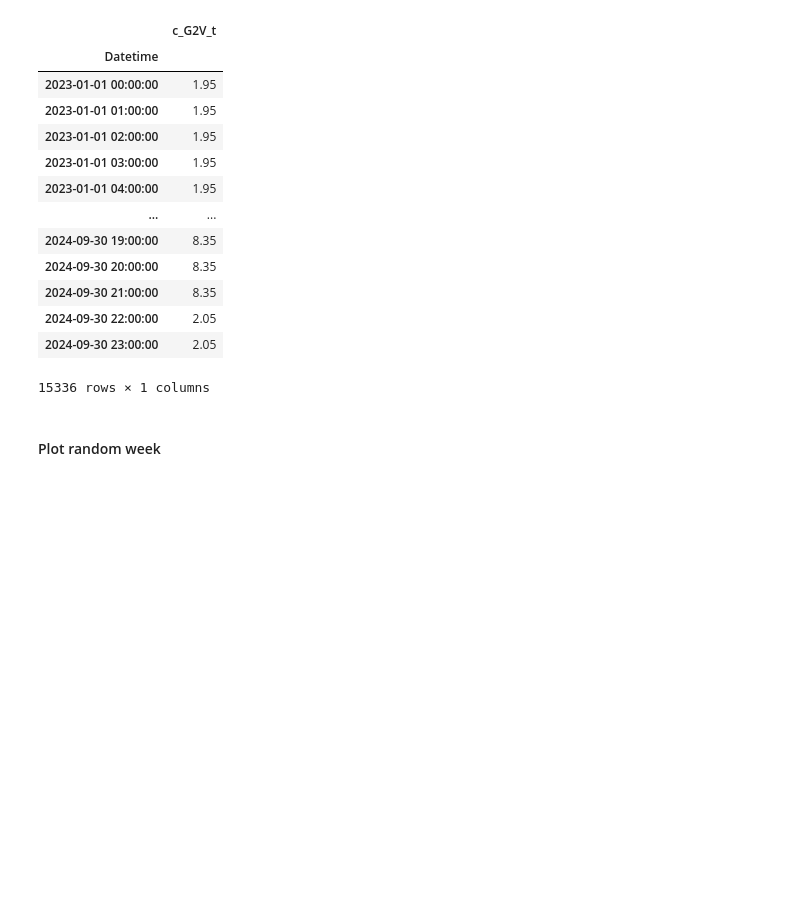
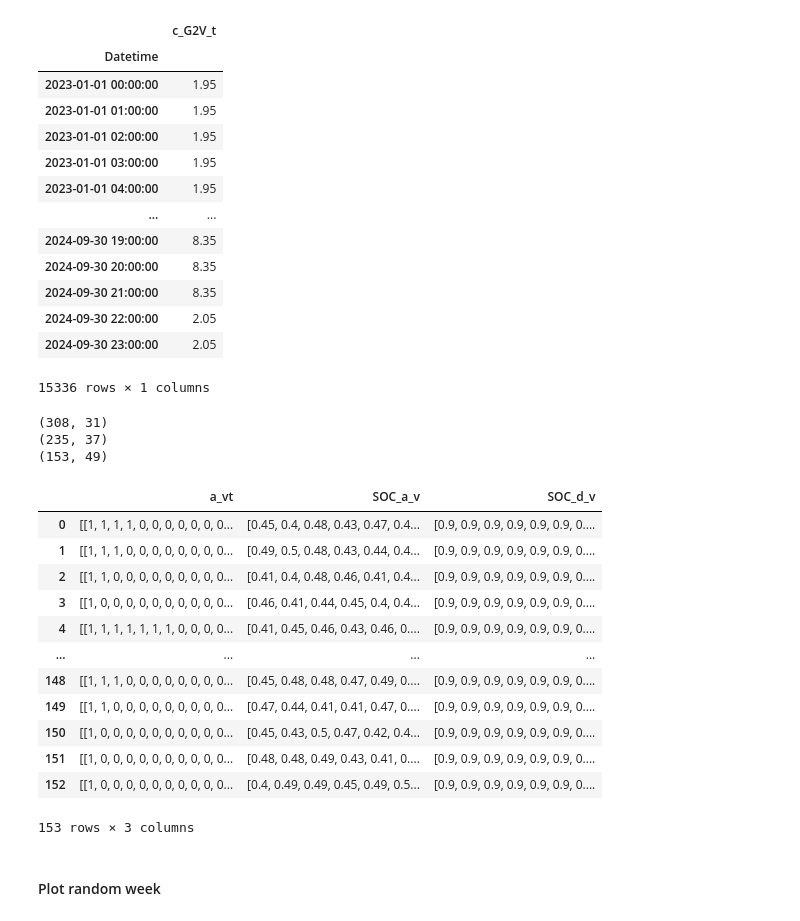
Before and after one commit to jhyeoh2002/V2B_Optimization_with_AI_on_BSS, a Jupyter notebook: data/run_data.ipynb, the cells around one changed output. Saved outputs shown, nothing was run; the diff lists cells and outputs as text; code cells hidden in the pictures; blank space fills up the shorter version.

Commit message:
feat: added battery scheduler and cleaned up data processing scripts

```diff
--- a/data/run_data.ipynb
+++ b/data/run_data.ipynb
@@ -101,6 +101,38 @@ electricitycostG2V_data
 | 2024-09-30 22:00:00 | 2.05 |
 | 2024-09-30 23:00:00 | 2.05 |
 15336 rows × 1 columns
+# %%
+battery_series = DataPreprocessor.generate_battery_series(window_size = 30)
+print(battery_series.shape)
+
+battery_series = DataPreprocessor.generate_battery_series(window_size = 36)
+print(battery_series.shape)
+
+battery_series = DataPreprocessor.generate_battery_series(window_size = 48)
+print(battery_series.shape)
+# %% [output]
+(308, 31)
+(235, 37)
+(153, 49)
+# %%
+battery_schedule = DataPreprocessor.generate_battery_schedule(n_station=38*2, SOC_thr=0.9, window_size=30)
+battery_schedule = DataPreprocessor.generate_battery_schedule(n_station=38*2, SOC_thr=0.9, window_size=36)
+battery_schedule = DataPreprocessor.generate_battery_schedule(n_station=38*2, SOC_thr=0.9, window_size=48)
+battery_schedule
+# %% [output]
+|  | a_vt | SOC_a_v | SOC_d_v |
+| 0 | [[1, 1, 1, 1, 0, 0, 0, 0, 0, 0, 0... | [0.45, 0.4, 0.48, 0.43, 0.47, 0.4... | [0.9, 0.9, 0.9, 0.9, 0.9, 0.9, 0.... |
+| 1 | [[1, 1, 1, 0, 0, 0, 0, 0, 0, 0, 0... | [0.49, 0.5, 0.48, 0.43, 0.44, 0.4... | [0.9, 0.9, 0.9, 0.9, 0.9, 0.9, 0.... |
+| 2 | [[1, 1, 0, 0, 0, 0, 0, 0, 0, 0, 0... | [0.41, 0.4, 0.48, 0.46, 0.41, 0.4... | [0.9, 0.9, 0.9, 0.9, 0.9, 0.9, 0.... |
+| 3 | [[1, 0, 0, 0, 0, 0, 0, 0, 0, 0, 0... | [0.46, 0.41, 0.44, 0.45, 0.4, 0.4... | [0.9, 0.9, 0.9, 0.9, 0.9, 0.9, 0.... |
+| 4 | [[1, 1, 1, 1, 1, 1, 1, 0, 0, 0, 0... | [0.41, 0.45, 0.46, 0.43, 0.46, 0.... | [0.9, 0.9, 0.9, 0.9, 0.9, 0.9, 0.... |
+| ... | ... | ... | ... |
+| 148 | [[1, 1, 1, 0, 0, 0, 0, 0, 0, 0, 0... | [0.45, 0.48, 0.48, 0.47, 0.49, 0.... | [0.9, 0.9, 0.9, 0.9, 0.9, 0.9, 0.... |
+| 149 | [[1, 1, 0, 0, 0, 0, 0, 0, 0, 0, 0... | [0.47, 0.44, 0.41, 0.41, 0.47, 0.... | [0.9, 0.9, 0.9, 0.9, 0.9, 0.9, 0.... |
+| 150 | [[1, 0, 0, 0, 0, 0, 0, 0, 0, 0, 0... | [0.45, 0.43, 0.5, 0.47, 0.42, 0.4... | [0.9, 0.9, 0.9, 0.9, 0.9, 0.9, 0.... |
+| 151 | [[1, 0, 0, 0, 0, 0, 0, 0, 0, 0, 0... | [0.48, 0.48, 0.49, 0.43, 0.41, 0.... | [0.9, 0.9, 0.9, 0.9, 0.9, 0.9, 0.... |
+| 152 | [[1, 0, 0, 0, 0, 0, 0, 0, 0, 0, 0... | [0.4, 0.49, 0.49, 0.45, 0.49, 0.5... | [0.9, 0.9, 0.9, 0.9, 0.9, 0.9, 0.... |
+153 rows × 3 columns
 # %% [markdown]
 #### Plot random week
 # %%
```
Also changed, not shown: parts of 1 cell of this notebook, 11 other files.
